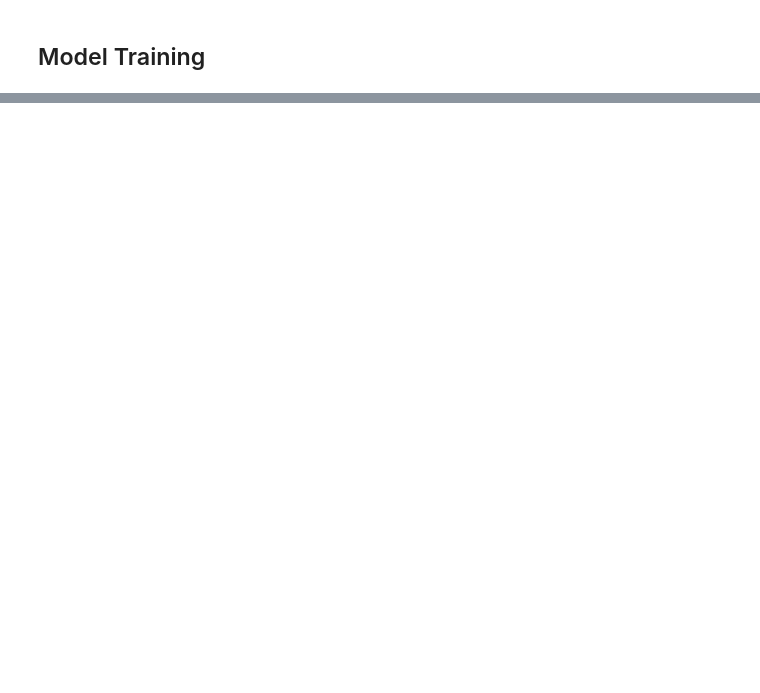
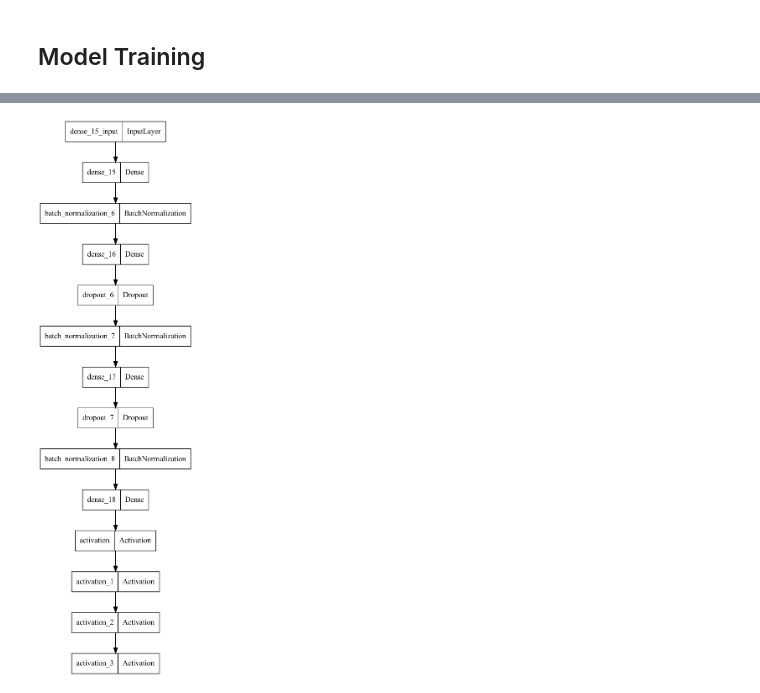
Before and after one commit to raydiwill/dsa-4-action-learning, a Jupyter notebook: notebooks/deeplearning.ipynb, the cells around one changed output, grey strips where cells are left out. Saved outputs shown, nothing was run; the diff lists cells and outputs as text; code cells hidden in the pictures; blank space fills up the shorter version.

```diff
--- a/notebooks/deeplearning.ipynb
+++ b/notebooks/deeplearning.ipynb
@@ -218,6 +219,6 @@ plot_model(model)
 model.compile(optimizer='adam', loss='binary_crossentropy', metrics=['accuracy'])
 # %%
 with tf.device('/cpu:0'):
-    model.fit(X_train_processed, y_train, epochs=10, batch_size=64, validation_data=(X_test_processed, y_test))
+    model.fit(X_train_processed, y_train, epochs=10, batch_size=64, validation_split=0.1) #validation_data=(X_test_processed, y_test))
 # %% [output]
 Epoch 1/10
@@ -252,0 +252,10 @@ Test Loss: 0.2626819312572479, Test Accuracy: 0.8766509890556335
+# %%
+model_2 = Sequential()
+model_2.add(LSTM(8, return_sequences=True, input_shape=(X_train_processed.shape[1], 1)))
+model.add(Activation(swish))
+model_2.add(Dropout(0.2))
+model_2.add(LSTM(8, return_sequences=True))
+model_2.add(Dropout(0.2))
+model.add(Activation(swish))
+model_2.add(Dense(1, activation='sigmoid'))
+model_2.summary()
@@ -252,0 +323,4 @@ Test Loss: 0.2626819312572479, Test Accuracy: 0.8766509890556335
+# %%
+plot_model(model, to_file="../rnn.png")
+# %% [output]
+[figure, added]
```
Also changed, not shown: parts of 16 cells of this notebook.
